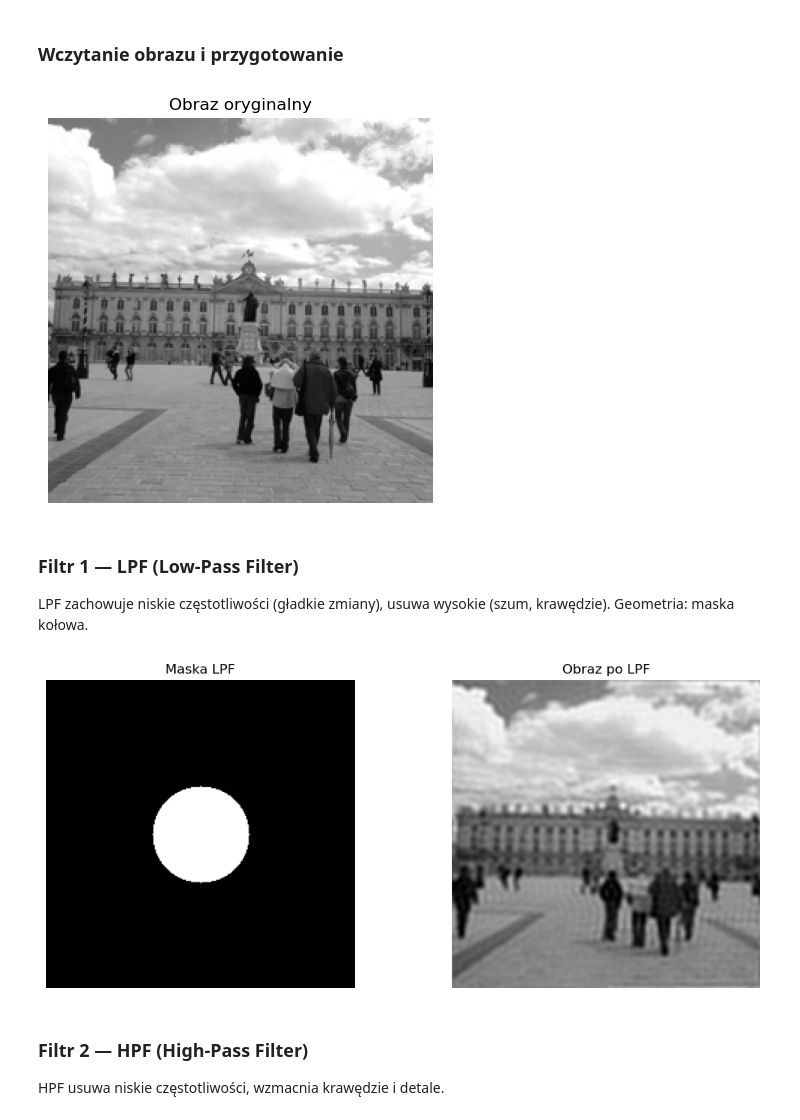
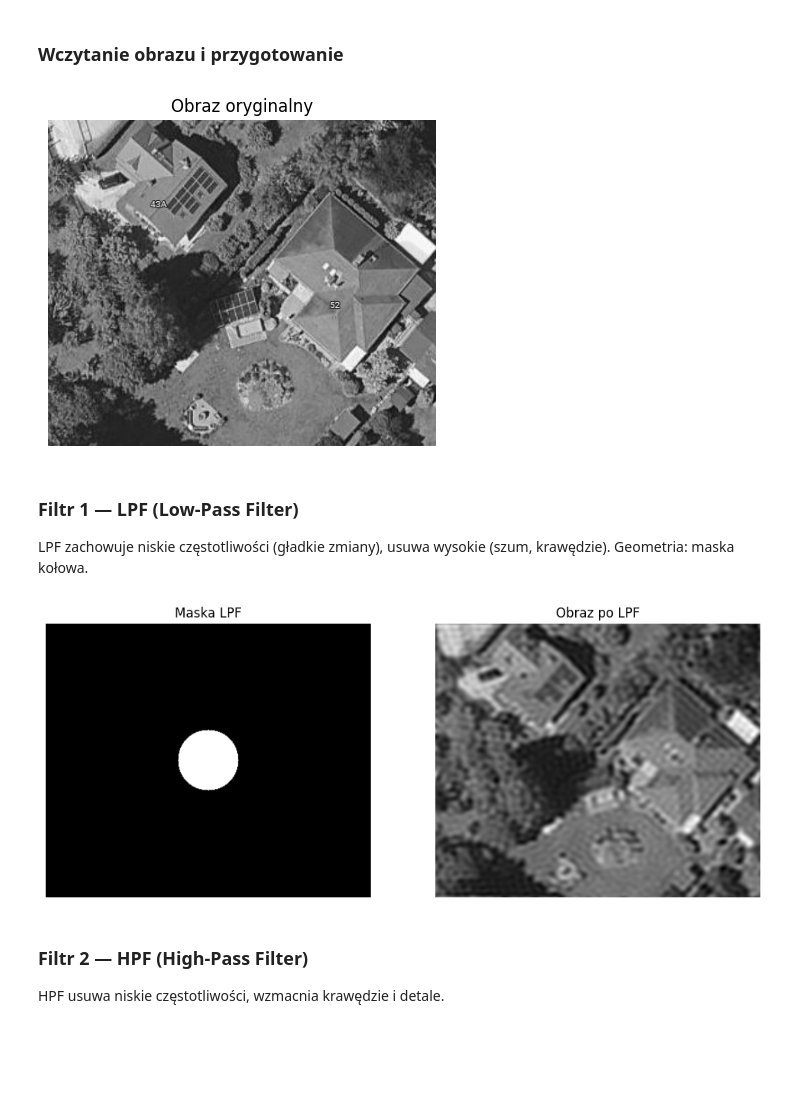
Before and after one commit to hgf700/ImageProcessingLessons, a Jupyter notebook: Lesson7/Lab7_Filtracja obrazów w dziedzinie częstotliwości.ipynb, the cells around one changed output. Saved outputs shown, nothing was run; the diff lists cells and outputs as text; code cells hidden in the pictures; blank space fills up the shorter version.

```diff
--- a/Lesson7/Lab7_Filtracja obrazów w dziedzinie częstotliwości.ipynb
+++ b/Lesson7/Lab7_Filtracja obrazów w dziedzinie częstotliwości.ipynb
@@ -16,24 +16,24 @@ Obraz przestrzenny → widmo częstotliwościowe → filtracja → obraz po odwr
 # %%
 import cv2
 import numpy as np
 import matplotlib.pyplot as plt
 
 obraz1=r"C:\Users\USER098\Documents\GitHub\ImageProcessingLessons\Photos\3.jpg"
 obraz2=r"C:\Users\USER098\Documents\GitHub\ImageProcessingLessons\Photos\4.jpg"
 obraz3=r"C:\Users\USER098\Documents\GitHub\ImageProcessingLessons\Photos\5.jpg"
 obraz4=r"C:\Users\USER098\Documents\GitHub\ImageProcessingLessons\Photos\6.jpg"
 
-obraz=obraz2
+obraz=obraz1
 # Wczytanie obrazu
 img = cv2.imread(obraz, cv2.IMREAD_GRAYSCALE).astype(np.float32)
 
 plt.figure(figsize=(5,5))
 plt.imshow(img, cmap='gray')
 plt.title("Obraz oryginalny")
 plt.axis("off")
 plt.show()
 # %% [output]
-[figure, old version]
+[figure, new version]
 # %% [markdown]
 ### Filtr 1 — LPF (Low-Pass Filter)
 
@@ -90,7 +90,7 @@ plt.axis("off")
 
 plt.show()
 # %% [output]
-[figure, old version]
+[figure, new version]
 # %% [markdown]
 ### Filtr 2 — HPF (High-Pass Filter)
 HPF usuwa niskie częstotliwości, wzmacnia krawędzie i detale.
```
Also changed, not shown: parts of 5 cells of this notebook, 2 other files.
